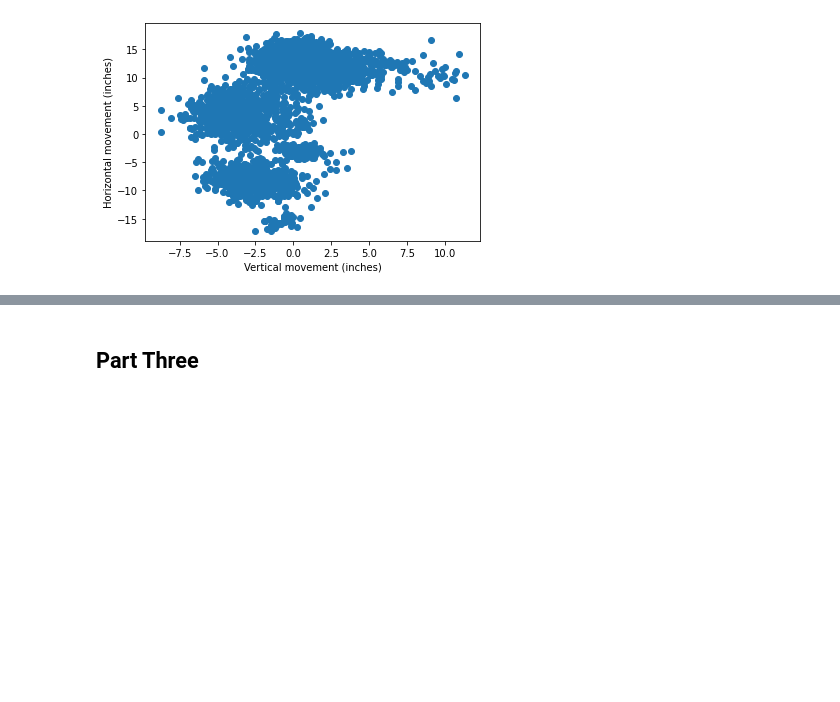
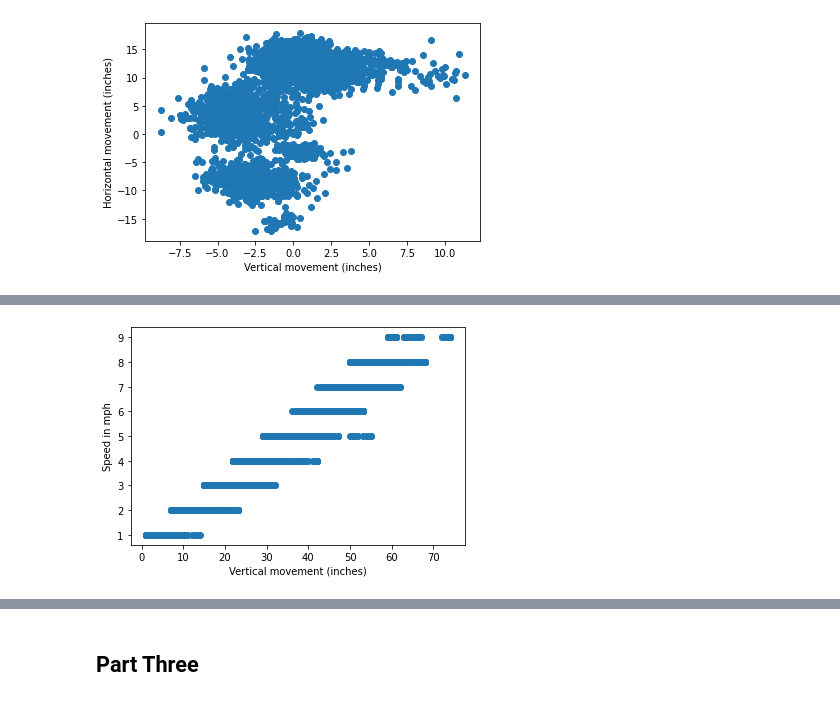
Before and after one commit to mayahany/Assignment1, a Jupyter notebook: Assignment1 notebook-Copy1.ipynb, the cells around one changed output, grey strips where cells are left out. Cells and saved outputs as stored; diff of their text form; code cells hidden in the pictures; blank space fills up the shorter version.

```diff
--- a/Assignment1 notebook-Copy1.ipynb
+++ b/Assignment1 notebook-Copy1.ipynb
@@ -331,0 +339,7 @@ plt.show()
+# %%
+plt.scatter(df['BatterNumber'],df['Inning'])
+plt.ylabel("Speed in mph")
+plt.xlabel("Vertical movement (inches)")
+plt.show()
+# %% [output]
+[figure, added]
```
Also changed, not shown: parts of 2 cells of this notebook.
